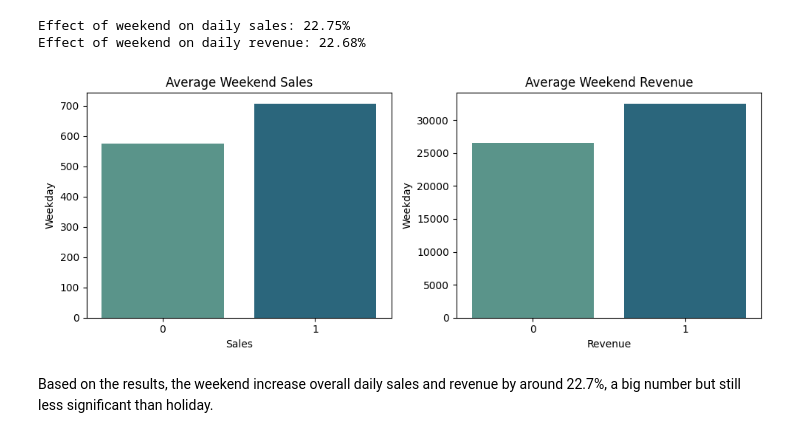
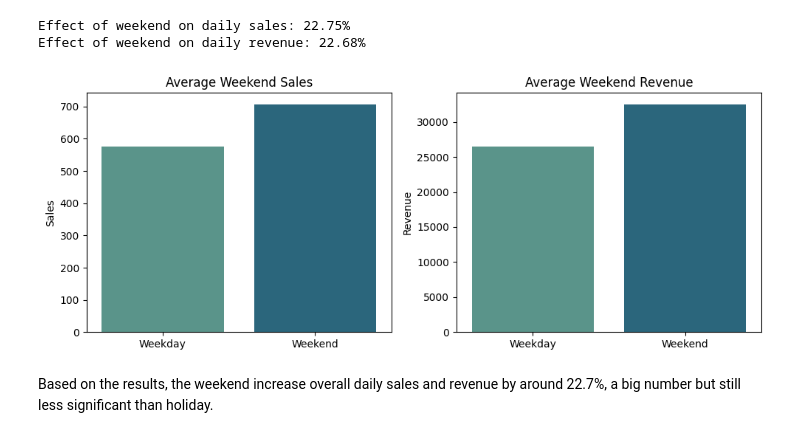
Before and after one commit to gracypresilia/SalesRevenue_Multivariate_Forecasting, a Jupyter notebook: eda.ipynb, the cells around one changed output. Saved outputs shown, nothing was run; the diff lists cells and outputs as text; code cells hidden in the pictures.

Commit message:
Update EDA charts.

```diff
--- a/eda.ipynb
+++ b/eda.ipynb
@@ -308,12 +308,12 @@ Effect of weekend on daily revenue: 22.68%
 # %%
 # Visualize results as barplot comparison.
 fig, ax = plt.subplots(1, 2, figsize=(10,4))
-plot_bar(df_3, 'weekend', 'net_units', 'Average Weekend Sales', 'Sales', 'Weekday', 'Weekend', ax=ax[0])
-plot_bar(df_3, 'weekend', 'net_revenue', 'Average Weekend Revenue', 'Revenue', 'Weekday', 'Weekend', ax=ax[1])
+plot_bar(df_3, 'weekend', 'net_units', 'Average Weekend Sales', ylabel='Sales', xtick1='Weekday', xtick2='Weekend', ax=ax[0])
+plot_bar(df_3, 'weekend', 'net_revenue', 'Average Weekend Revenue', ylabel='Revenue', xtick1='Weekday', xtick2='Weekend', ax=ax[1])
 plt.tight_layout()
 plt.show()
 # %% [output]
-[figure, old version]
+[figure, new version]
 # %% [markdown]
 Based on the results, the weekend increase overall daily sales and revenue by around 22.7%, a big number but still less significant than holiday.
 # %% [markdown]
```
Also changed, not shown: parts of 2 cells of this notebook.
